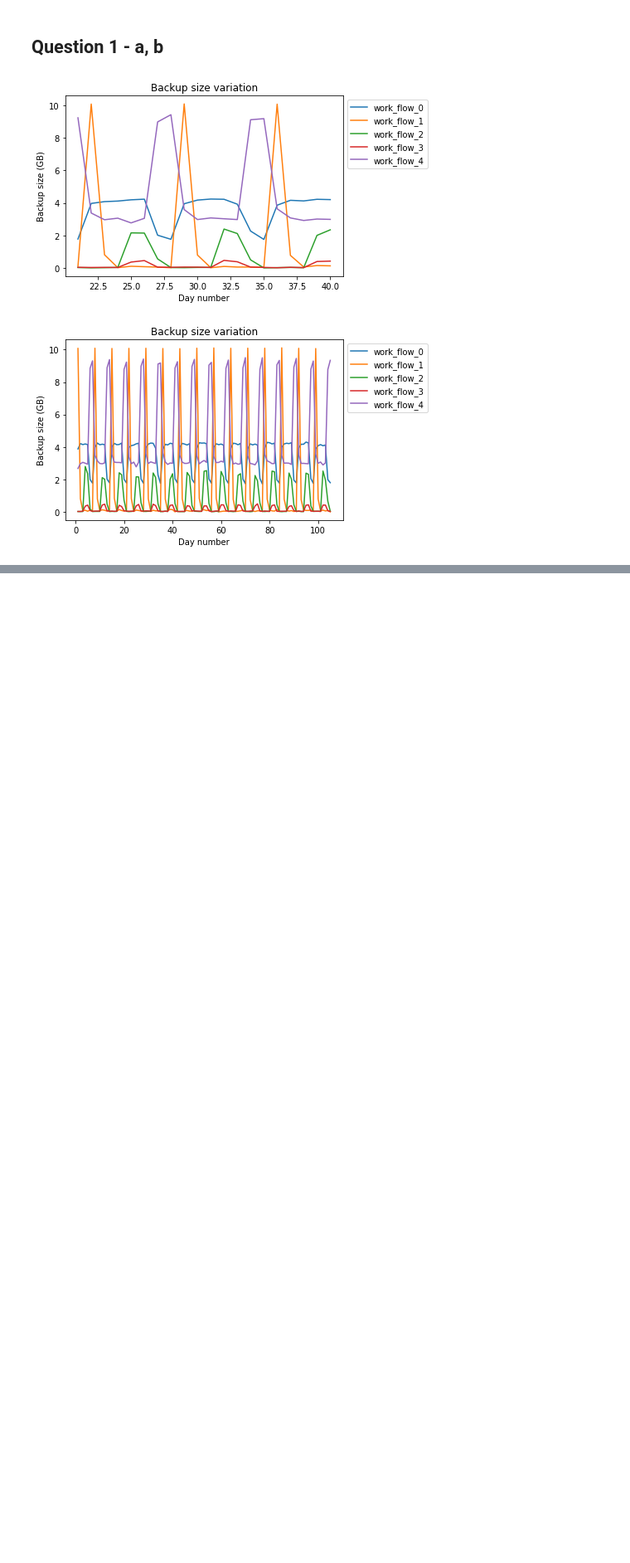
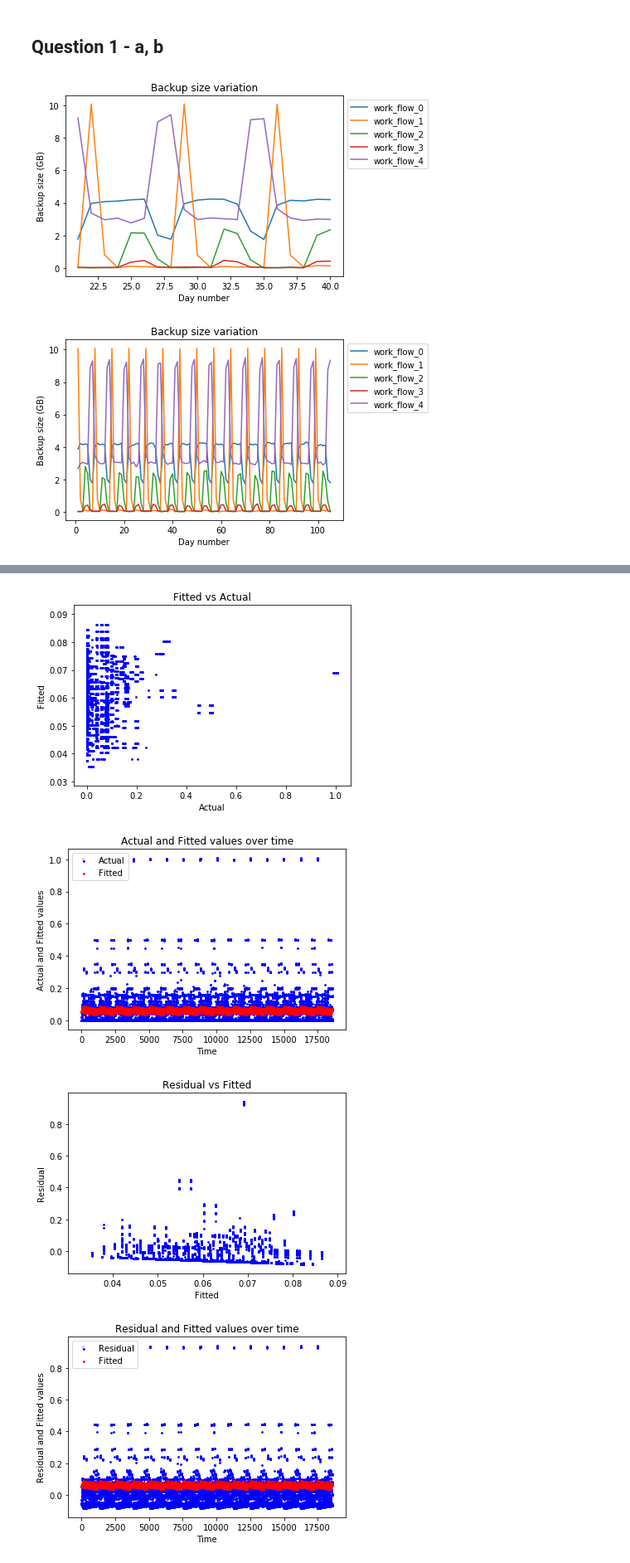
Before and after one commit to TSatyaVasanthReddy/RegressionAnalysis, a Jupyter notebook: Project4vFinal.ipynb, the cells around one changed output, grey strips where cells are left out. Shown at 83% size. Drawn from its saved outputs; the diff is of its cells as text; code cells hidden in the pictures; blank space fills up the shorter version.

```diff
--- a/Project4vFinal.ipynb
+++ b/Project4vFinal.ipynb
@@ -56,0 +280,8 @@ plot_dataset(first105)
+# %%
+X = df[
+    ['Week #', 'Day of Week', 'Backup Start Time - Hour of Day', 'Work-Flow-ID', 'File Name']].values
+y = df['Size of Backup (GB)'].values
+# %%
+selectbest = SelectKBest(f_regression,k=3)
+X_f = selectbest.fit_transform(X, y)
+selectbest.scores_
@@ -56,0 +301,6 @@ plot_dataset(first105)
+# %%
+regressor = LinearRegression()
+avg_tr,avg_ts,bestModel_f = perform_10fold(X_f,y,regressor)
+print("------------------------------")
+print("Average Training RMSE : ",avg_tr)
+print("Average Test RMSE : ",avg_ts)
@@ -56,0 +325,11 @@ plot_dataset(first105)
+# %%
+predicted = bestModel_f.predict(X_f)
+plot_graph(y,predicted,"Actual","Fitted","Fitted vs Actual")
+plot_graph_time(y,predicted,"Actual","Fitted","Actual and Fitted values","Actual and Fitted values over time")
+plot_graph(predicted,y-predicted,"Fitted","Residual","Residual vs Fitted")
+plot_graph_time(y-predicted,predicted,"Residual","Fitted","Residual and Fitted values","Residual and Fitted values over time")
+# %% [output]
+[figure, added]
+[figure, added]
+[figure, added]
+[figure, added]
```
Also changed, not shown: parts of 59 cells of this notebook.
